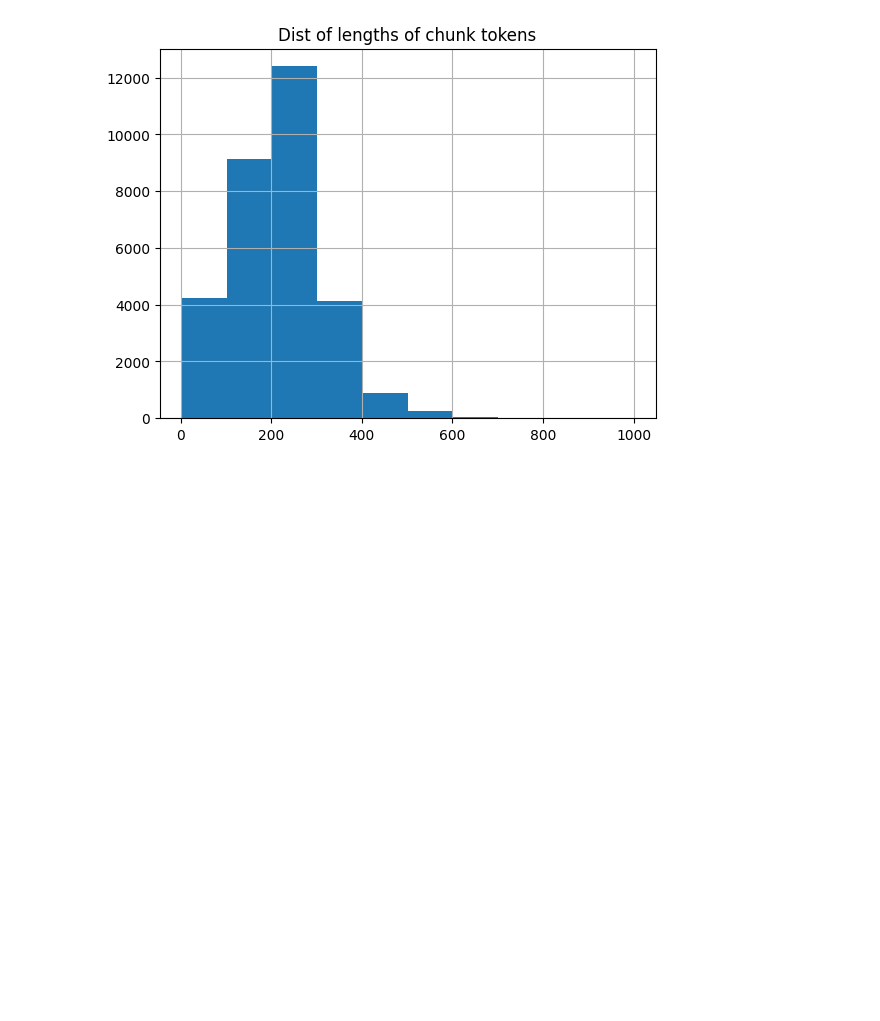
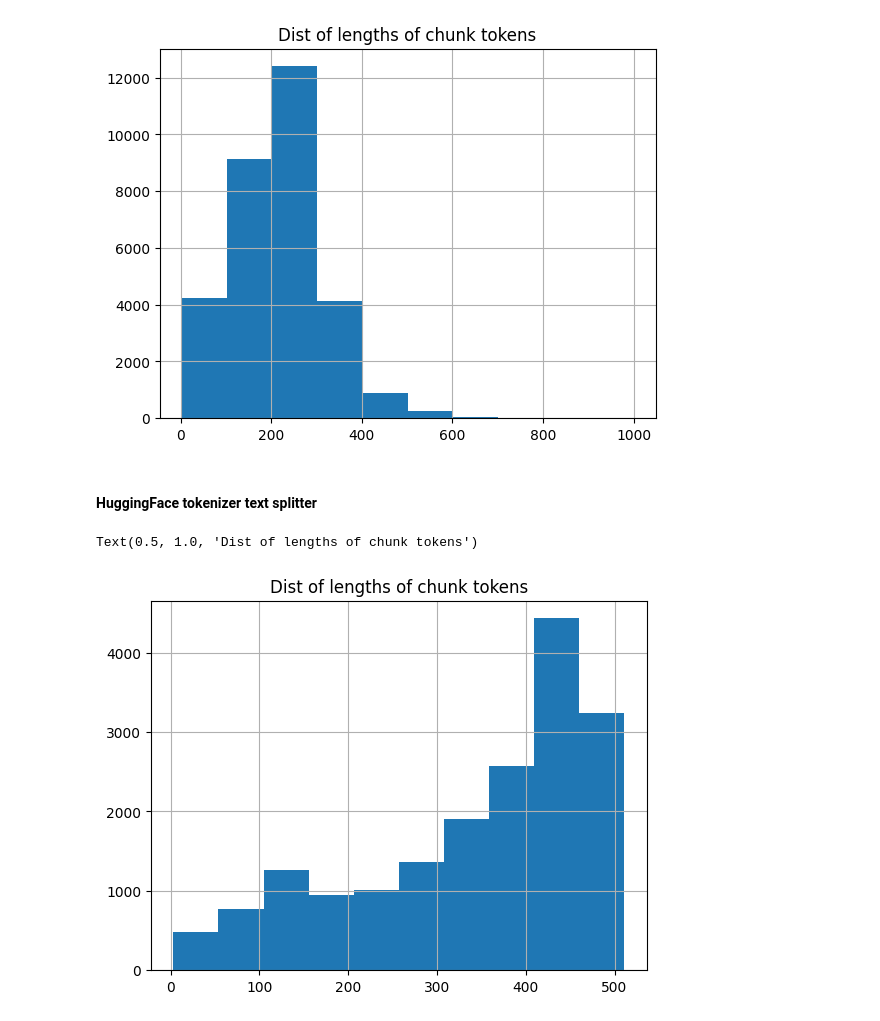
Before and after one commit to VomV/rag_lab, a Jupyter notebook: rag_basic.ipynb, the cells around one changed output. Drawn from its saved outputs; the diff is of its cells as text; code cells hidden in the pictures; blank space fills up the shorter version.

Commit message:
hugging face splitter func

```diff
--- a/rag_basic.ipynb
+++ b/rag_basic.ipynb
@@ -74,0 +70,56 @@ def split_documents(
+# %% [markdown]
+#### HuggingFace tokenizer text splitter
+# %%
+EMBED_MODEL_NAME = "thenlper/gte-small"
+
+def split_documents(
+                    chunk_size: int,
+                    knowledge_base: List[LangchainDocument],
+                    tokenizer_name: Optional[str] = EMBED_MODEL_NAME
+
+) -> List[LangchainDocument]:
+
+    """
+        Split documents into chunks of max size 'chunk_size' tokens and return a list of documents
+    """
+
+    text_splitter = RecursiveCharacterTextSplitter.from_huggingface_tokenizer(
+                        AutoTokenizer.from_pretrained(tokenizer_name),
+                        chunk_size=512,
+                        chunk_overlap=int(chunk_size/10),
+                        add_start_index=True,
+                        strip_whitespace=True,
+                        separators=MARKDOWN_SEP,
+    )
+
+    docs_processed=[]
+
+    for doc in knowledge_base:
+
+        docs_processed += text_splitter.split_documents([doc])
+
+    #remove duplicates
+    unique_docs={}
+    docs_processed_unique=[]
+    for doc in docs_processed:
+        if doc.page_content not in unique_docs:
+            unique_docs[doc.page_content] = True
+            docs_processed_unique.append(doc)
+
+    return docs_processed_unique
+
+docs_processed = split_documents(512,
+                                 RAW_KB,
+                                 tokenizer_name=EMBED_MODEL_NAME)
+
+
+
+tokenizer = AutoTokenizer.from_pretrained(EMBED_MODEL_NAME)
+
+lengths = [len(tokenizer.encode(doc.page_content)) for doc in tqdm(docs_processed)]
+
+fig = pd.Series(lengths).hist()
+plt.title("Dist of lengths of chunk tokens")
+# %% [output]
+Text(0.5, 1.0, 'Dist of lengths of chunk tokens')
+[figure, added]
```
Also changed, not shown: parts of 1 cell of this notebook.
